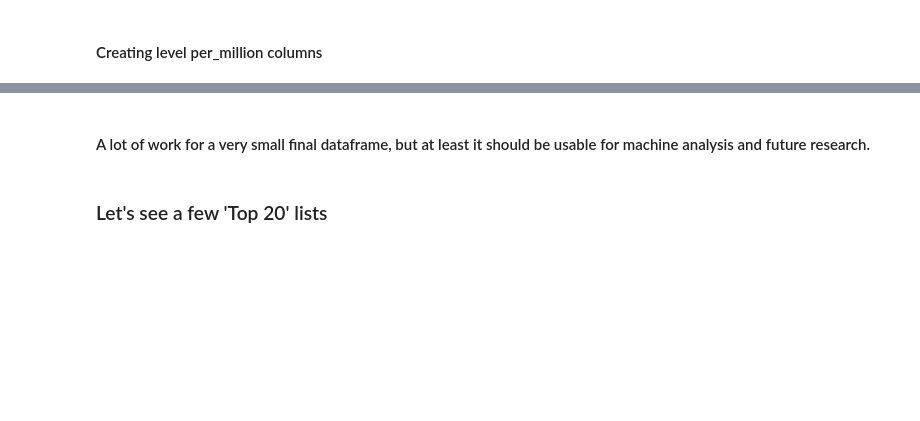
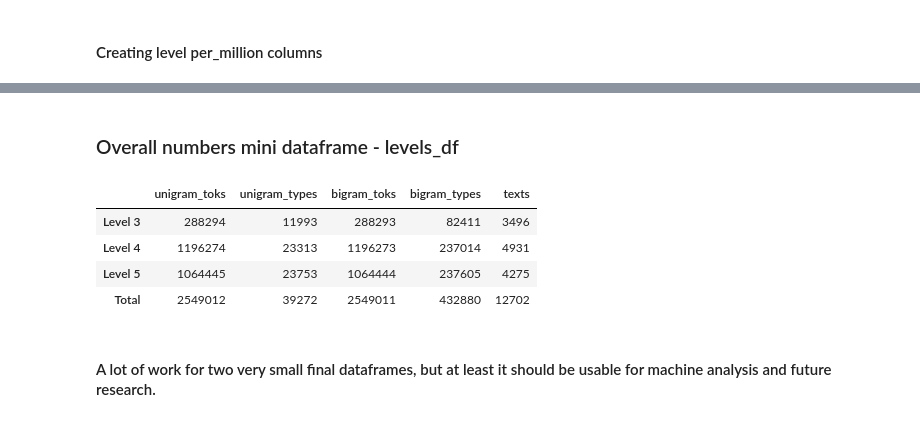
Before and after one commit to Data-Science-for-Linguists/Bigram-analysis-of-writing-from-the-ELI, a Jupyter notebook: project_code2.ipynb, the cells around one changed output, grey strips where cells are left out. Cells and saved outputs as stored; diff of their text form; code cells hidden in the pictures; blank space fills up the shorter version.

```diff
--- a/project_code2.ipynb
+++ b/project_code2.ipynb
@@ -627,4 +1001,53 @@ bigram_df.head()
+# %% [markdown]
+### Overall numbers mini dataframe - levels_df
+# %%
+#To see overall types and tokens by level
+
+#first find length of sub-corpora
+lv3_unigrams = len(level_3_tok)
+lv4_unigrams = len(level_4_tok)
+lv5_unigrams = len(level_5_tok)
+
+lv3_bigrams = len(level_3_bigrams)
+lv4_bigrams = len(level_4_bigrams)
+lv5_bigrams = len(level_5_bigrams)
+
+unigram_toks = pd.Series([lv3_unigrams, lv4_unigrams, lv5_unigrams, total_unigrams], index=['Level 3', 'Level 4', 'Level 5', 'Total'])
+bigram_toks = pd.Series([lv3_bigrams, lv4_bigrams, lv5_bigrams, total_bigrams], index=['Level 3', 'Level 4', 'Level 5', 'Total'])
+# %%
+#find number of types for each level and overall
+
+total_unigram_types = len(set(combo_corpus_tok))
+lv3_unigram_types = len(set(level_3_tok))
+lv4_unigram_types = len(set(level_4_tok))
+lv5_unigram_types = len(set(level_5_tok))
+
+total_bigram_types = len(set(combo_corpus_bigrams))
+lv3_bigram_types = len(set(level_3_bigrams))
+lv4_bigram_types = len(set(level_4_bigrams))
+lv5_bigram_types = len(set(level_5_bigrams))
+
+unigram_types = pd.Series([lv3_unigram_types, lv4_unigram_types, lv5_unigram_types, total_unigram_types], index=['Level 3', 'Level 4', 'Level 5', 'Total'])
+bigram_types = pd.Series([lv3_bigram_types, lv4_bigram_types, lv5_bigram_types, total_bigram_types], index=['Level 3', 'Level 4', 'Level 5', 'Total'])
+# %%
+#find total number of texts at each level and overall
+total_texts = len(combo_df.index)
+lv3_texts = len(combo_df.loc[combo_df['level_id'] == 3, :])
+lv4_texts = len(combo_df.loc[combo_df['level_id'] == 4, :])
+lv5_texts = len(combo_df.loc[combo_df['level_id'] == 5, :])
+
+texts = pd.Series([lv3_texts, lv4_texts, lv5_texts, total_texts], index=['Level 3', 'Level 4', 'Level 5', 'Total'])
+# %%
+#create dataframe
+
+levels_df = pd.concat([unigram_toks, unigram_types, bigram_toks, bigram_types, texts], axis = 1)
+levels_df.columns = ['unigram_toks', 'unigram_types', 'bigram_toks', 'bigram_types', 'texts']
+levels_df
+# %% [output]
+|  | unigram_toks | unigram_types | bigram_toks | bigram_types | texts |
+| Level 3 | 288294 | 11993 | 288293 | 82411 | 3496 |
+| Level 4 | 1196274 | 23313 | 1196273 | 237014 | 4931 |
+| Level 5 | 1064445 | 23753 | 1064444 | 237605 | 4275 |
+| Total | 2549012 | 39272 | 2549011 | 432880 | 12702 |
 # %% [markdown]
-#### A lot of work for a very small final dataframe, but at least it should be usable for machine analysis and future research.
+#### A lot of work for two very small final dataframes, but at least it should be usable for machine analysis and future research.
-# %% [markdown]
-### Let's see a few 'Top 20' lists
```
Also changed, not shown: parts of 63 cells of this notebook, 1 other file.
